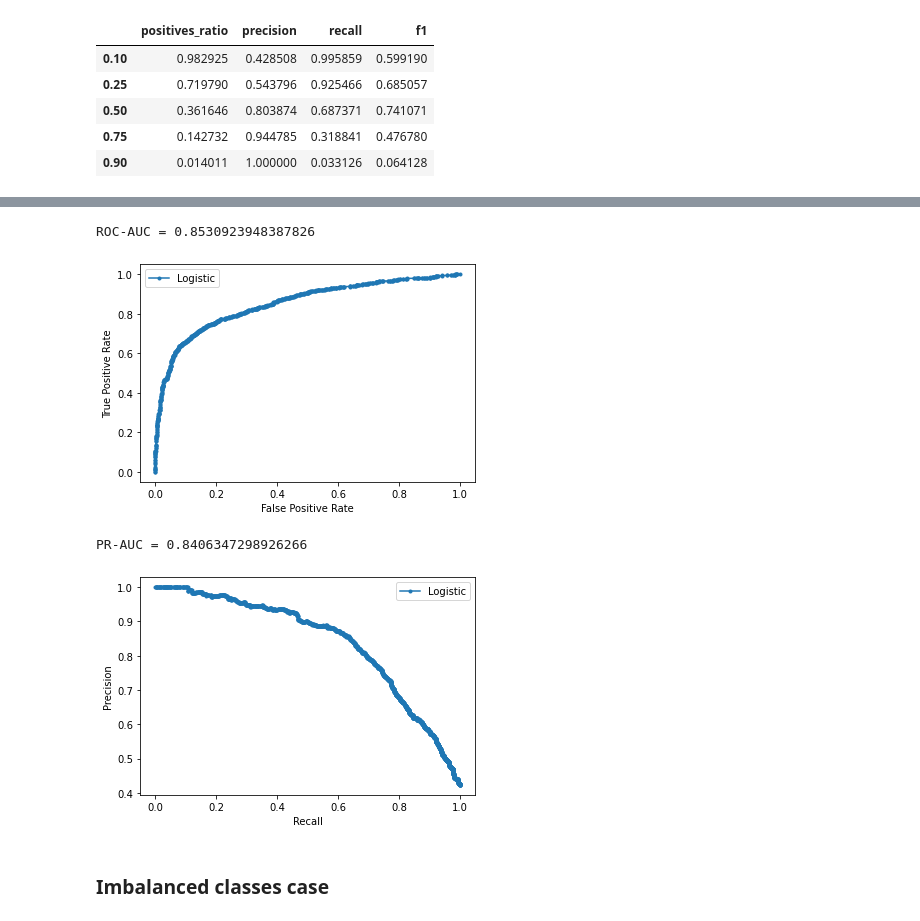
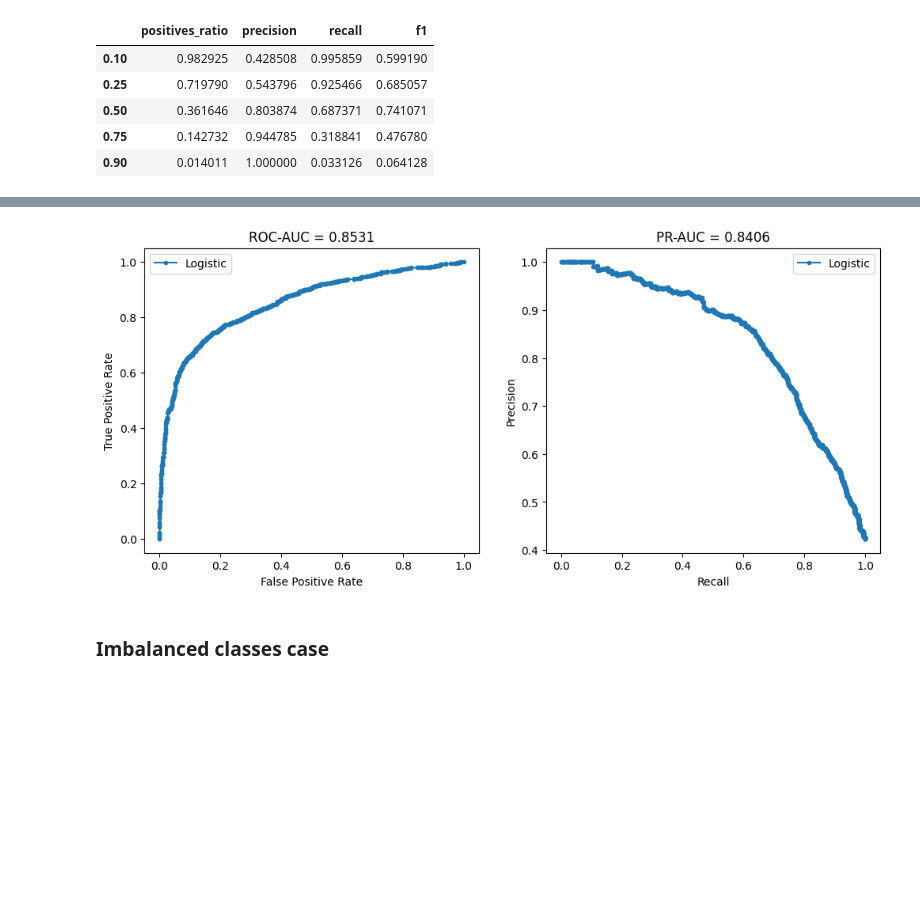
Before and after one commit to VSydorskyy/iasa_nlp_course, a Jupyter notebook: Lecture_3/Validation.ipynb, the cells around one changed output, grey strips where cells are left out. Saved outputs shown, nothing was run; the diff lists cells and outputs as text; code cells hidden in the pictures; blank space fills up the shorter version.

Commit message:
Make plots prettier
Use subplots to render plots together for easier comprehension

```diff
--- a/Lecture_3/Validation.ipynb
+++ b/Lecture_3/Validation.ipynb
@@ -306,38 +306,33 @@ $$PRECISION\_RECALL\_AUC = \int_{t=0}^{1} PRECISION(t) \,dRECALL(t)$$
 # %%
 from matplotlib import pyplot
 from sklearn.metrics import roc_auc_score, precision_recall_curve, roc_curve, auc
 
+fig, axs = pyplot.subplots(1, 2, figsize=(12, 5))
+
 # plot no skill and model roc curves
-def plot_roc_curve(test_y, model_probs):
+def plot_roc_curve(test_y, model_probs, ax):
     fpr, tpr, _ = roc_curve(test_y, model_probs)
-    pyplot.plot(fpr, tpr, marker='.', label='Logistic')
-    pyplot.xlabel('False Positive Rate')
-    pyplot.ylabel('True Positive Rate')
-    pyplot.legend()
-    pyplot.show()
+    ax.plot(fpr, tpr, marker='.', label='Logistic')
+    ax.set_title(f'ROC-AUC = {roc_auc_score(test_y, model_probs):.4f}')
+    ax.set_xlabel('False Positive Rate')
+    ax.set_ylabel('True Positive Rate')
+    ax.legend()
 
 # plot model precision-recall curves
-def plot_pr_curve(test_y, model_probs):
+def plot_pr_curve(test_y, model_probs, ax):
     precision, recall, _ = precision_recall_curve(test_y, model_probs)
-    pyplot.plot(recall, precision, marker='.', label='Logistic')
-    pyplot.xlabel('Recall')
-    pyplot.ylabel('Precision')
-    pyplot.legend()
-    pyplot.show()
+    ax.plot(recall, precision, marker='.', label='Logistic')
+    ax.set_title(f'PR-AUC = {auc(recall, precision):.4f}')
+    ax.set_xlabel('Recall')
+    ax.set_ylabel('Precision')
+    ax.legend()
 
 
-print(f'ROC-AUC = {roc_auc_score(y_test, y_hat)}')
-plot_roc_curve(y_test, y_hat)
-
-precision, recall, _ = precision_recall_curve(y_test, y_hat)
-pr_auc_score = auc(recall, precision)
-print(f'PR-AUC = {pr_auc_score}')
-plot_pr_curve(y_test, y_hat)
+plot_roc_curve(y_test, y_hat, axs[0])
+plot_pr_curve(y_test, y_hat, axs[1])
+pyplot.show()
 # %% [output]
-ROC-AUC = 0.8530923948387826
-[figure, old version]
+[figure, new version]
-PR-AUC = 0.8406347298926266
-[figure, removed]
 # %% [markdown]
 ### Imbalanced classes case
 # %%
```
Also changed, not shown: parts of 6 cells of this notebook.
